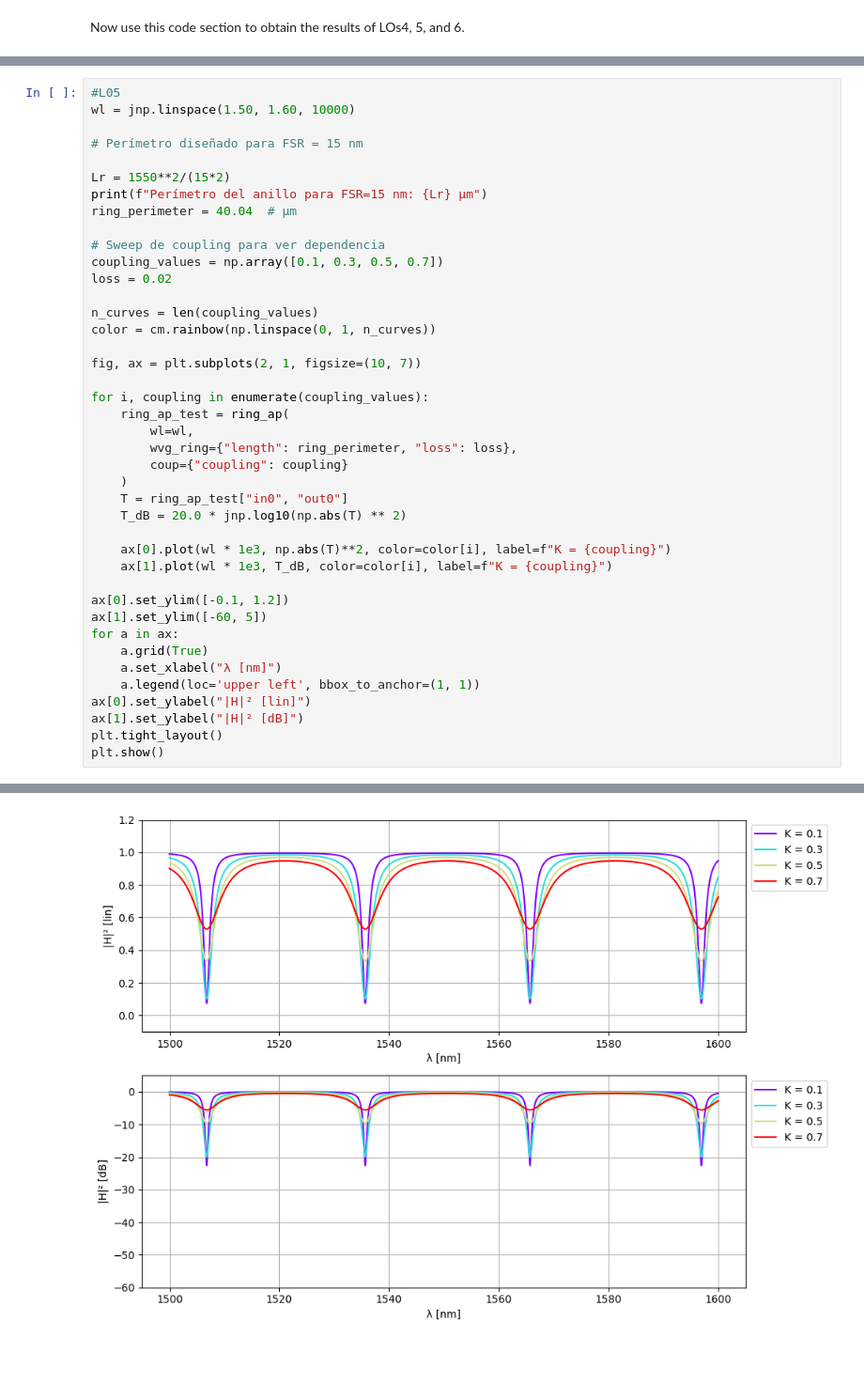
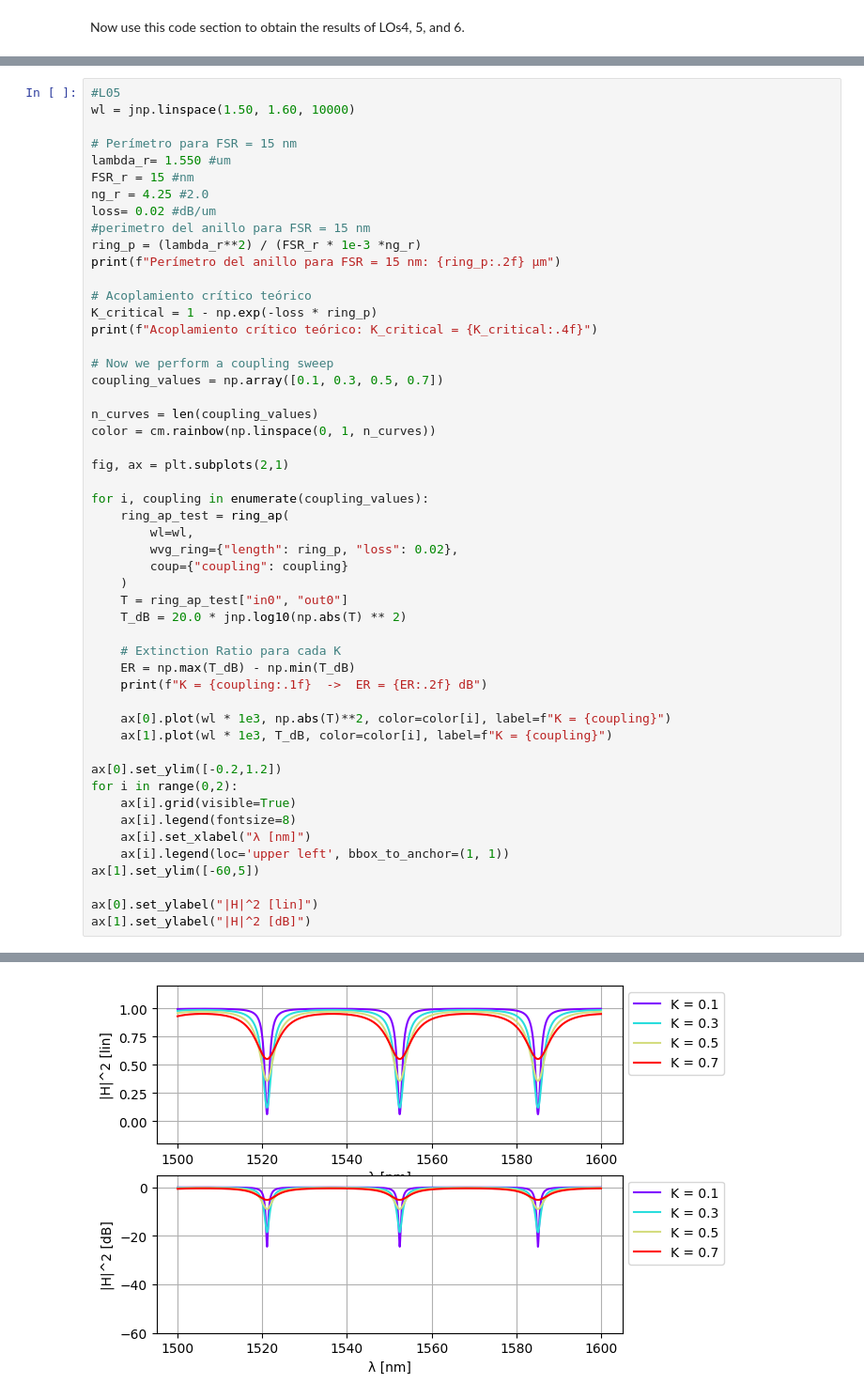
Before and after one commit to claudiaquiles/cifoin-lab3, a Jupyter notebook: CIRCUITS_&_COMPACT_MODELS.ipynb, the cells around one changed output, grey strips where cells are left out. Shown at 94% size. Drawn from its saved outputs; the diff is of its cells as text; blank space fills up the shorter version.

```diff
--- a/CIRCUITS_&_COMPACT_MODELS.ipynb
+++ b/CIRCUITS_&_COMPACT_MODELS.ipynb
@@ -826,41 +820,51 @@ L = 100 µm  ->  FSR = 12.01 nm
 #L05
 wl = jnp.linspace(1.50, 1.60, 10000)
 
-# Perímetro diseñado para FSR = 15 nm
+# Perímetro para FSR = 15 nm
+lambda_r= 1.550 #um
+FSR_r = 15 #nm
+ng_r = 4.25 #2.0
+loss= 0.02 #dB/um
+#perimetro del anillo para FSR = 15 nm
+ring_p = (lambda_r**2) / (FSR_r * 1e-3 *ng_r)
+print(f"Perímetro del anillo para FSR = 15 nm: {ring_p:.2f} µm")
 
-Lr = 1550**2/(15*2)
-print(f"Perímetro del anillo para FSR=15 nm: {Lr} µm")
-ring_perimeter = 40.04  # µm
+# Acoplamiento crítico teórico
+K_critical = 1 - np.exp(-loss * ring_p)
+print(f"Acoplamiento crítico teórico: K_critical = {K_critical:.4f}")
 
-# Sweep de coupling para ver dependencia
+# Now we perform a coupling sweep
 coupling_values = np.array([0.1, 0.3, 0.5, 0.7])
-loss = 0.02
 
 n_curves = len(coupling_values)
 color = cm.rainbow(np.linspace(0, 1, n_curves))
 
-fig, ax = plt.subplots(2, 1, figsize=(10, 7))
+fig, ax = plt.subplots(2,1)
 
 for i, coupling in enumerate(coupling_values):
     ring_ap_test = ring_ap(
         wl=wl,
-        wvg_ring={"length": ring_perimeter, "loss": loss},
+        wvg_ring={"length": ring_p, "loss": 0.02},
         coup={"coupling": coupling}
     )
     T = ring_ap_test["in0", "out0"]
     T_dB = 20.0 * jnp.log10(np.abs(T) ** 2)
 
+    # Extinction Ratio para cada K
+    ER = np.max(T_dB) - np.min(T_dB)
+    print(f"K = {coupling:.1f}  ->  ER = {ER:.2f} dB")
+
     ax[0].plot(wl * 1e3, np.abs(T)**2, color=color[i], label=f"K = {coupling}")
     ax[1].plot(wl * 1e3, T_dB, color=color[i], label=f"K = {coupling}")
 
-ax[0].set_ylim([-0.1, 1.2])
-ax[1].set_ylim([-60, 5])
-for a in ax:
-    a.grid(True)
-    a.set_xlabel("λ [nm]")
-    a.legend(loc='upper left', bbox_to_anchor=(1, 1))
-ax[0].set_ylabel("|H|² [lin]")
-ax[1].set_ylabel("|H|² [dB]")
-plt.tight_layout()
-plt.show()
+ax[0].set_ylim([-0.2,1.2])
+for i in range(0,2):
+    ax[i].grid(visible=True)
+    ax[i].legend(fontsize=8)
+    ax[i].set_xlabel("λ [nm]")
+    ax[i].legend(loc='upper left', bbox_to_anchor=(1, 1))
+ax[1].set_ylim([-60,5])
+
+ax[0].set_ylabel("|H|^2 [lin]")
+ax[1].set_ylabel("|H|^2 [dB]")
 # %% [output]
@@ -868,2 +878,2 @@ Perímetro del anillo para FSR=15 nm: 80083.33333333333 µm
-[figure, old version]
+[figure, new version]
 # %%
```
Also changed, not shown: parts of 6 cells of this notebook.
